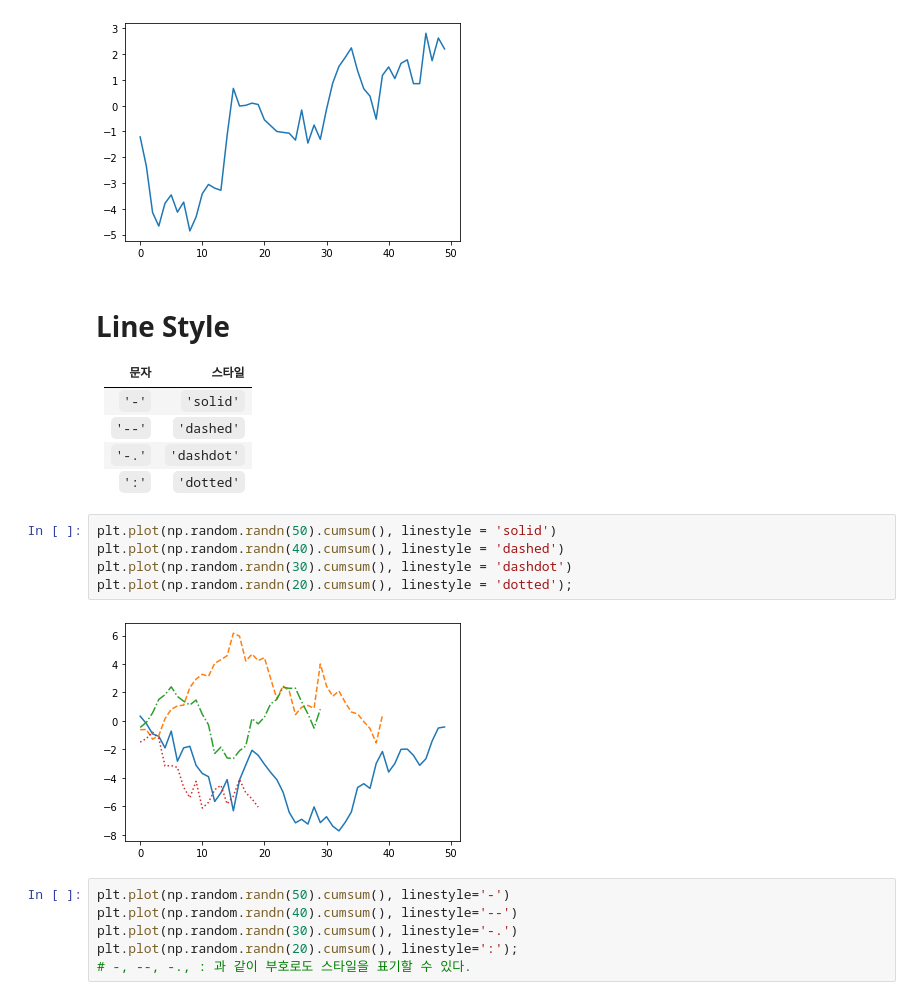
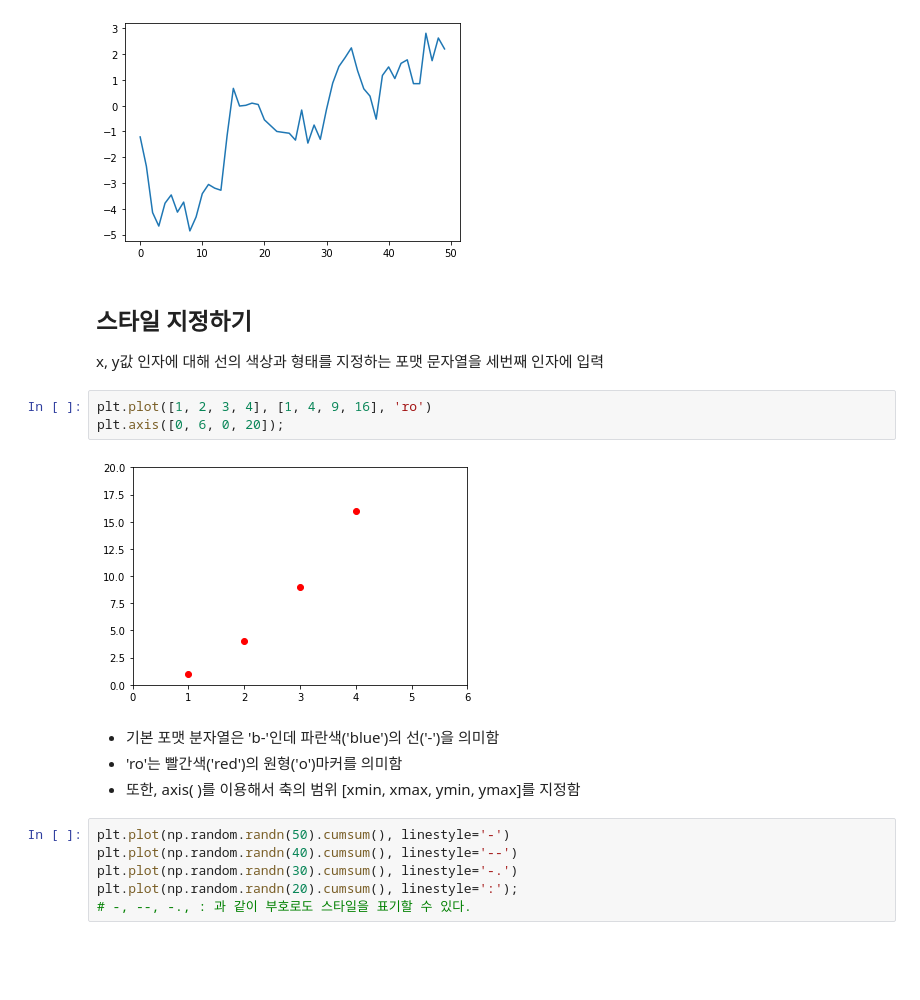
Before and after one commit to unknown-jun/Data-Visualization, a Jupyter notebook: matplotlib/L01. Line_plot ~ Color_Style.ipynb, the cells around one changed output. Drawn from its saved outputs; the diff is of its cells as text; blank space fills up the shorter version.

````diff
--- a/matplotlib/L01. Line_plot ~ Color_Style.ipynb
+++ b/matplotlib/L01. Line_plot ~ Color_Style.ipynb
@@ -47,22 +75,18 @@ plt.plot( np.random.randn(50).cumsum() );
 # random값에 대한 누적합을 plot으로 표현
 # %% [output]
 [figure]
-# %% [markdown]
-# Line Style
-
-|문자|스타일|
-|:-:|:-:|
-|```'-'```|```'solid'```|
-|```'--'```|```'dashed'```|
-|```'-.'```|```'dashdot'```|
-|```':'```|```'dotted'```|
-# %%
-plt.plot(np.random.randn(50).cumsum(), linestyle = 'solid')
-plt.plot(np.random.randn(40).cumsum(), linestyle = 'dashed')
-plt.plot(np.random.randn(30).cumsum(), linestyle = 'dashdot')
-plt.plot(np.random.randn(20).cumsum(), linestyle = 'dotted');
-# %% [output]
-[figure, removed]
+# %% [markdown]
+## 스타일 지정하기
+x, y값 인자에 대해 선의 색상과 형태를 지정하는 포맷 문자열을 세번째 인자에 입력
+# %%
+plt.plot([1, 2, 3, 4], [1, 4, 9, 16], 'ro')
+plt.axis([0, 6, 0, 20]);
+# %% [output]
+[figure, added]
+# %% [markdown]
+* 기본 포맷 분자열은 'b-'인데 파란색('blue')의 선('-')을 의미함
+* 'ro'는 빨간색('red')의 원형('o')마커를 의미함
+* 또한, axis( )를 이용해서 축의 범위 [xmin, xmax, ymin, ymax]를 지정함
 # %%
 plt.plot(np.random.randn(50).cumsum(), linestyle='-')
 plt.plot(np.random.randn(40).cumsum(), linestyle='--')
````
Also changed, not shown: parts of 10 cells of this notebook.
